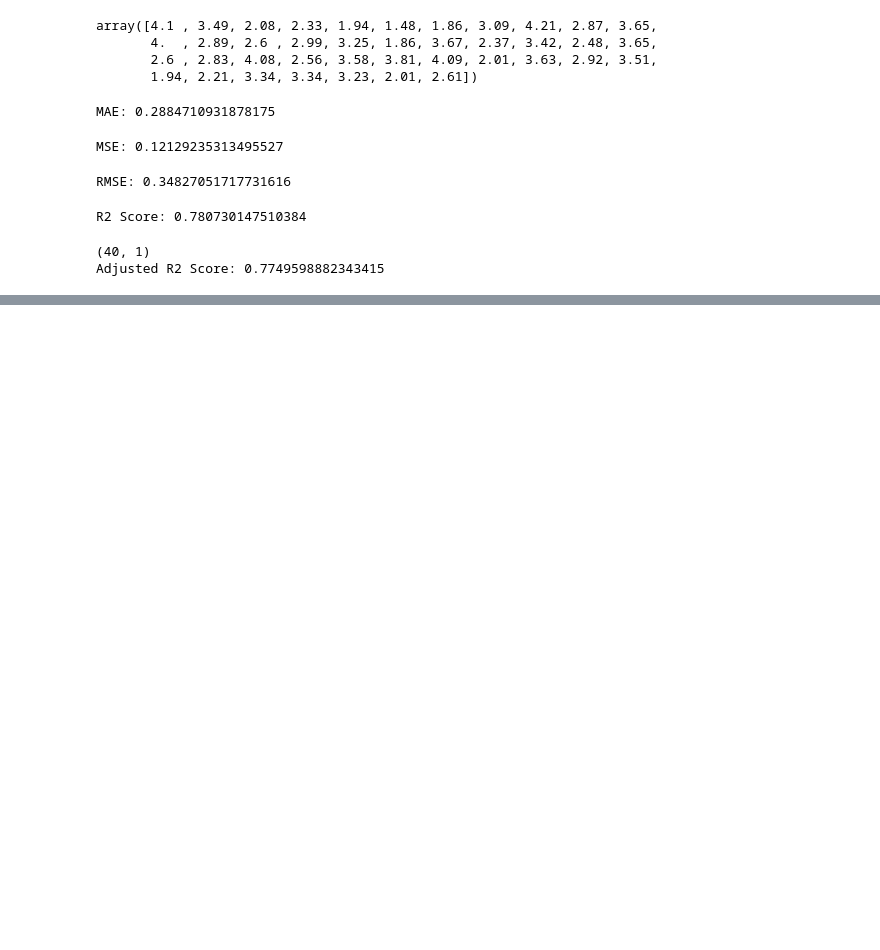
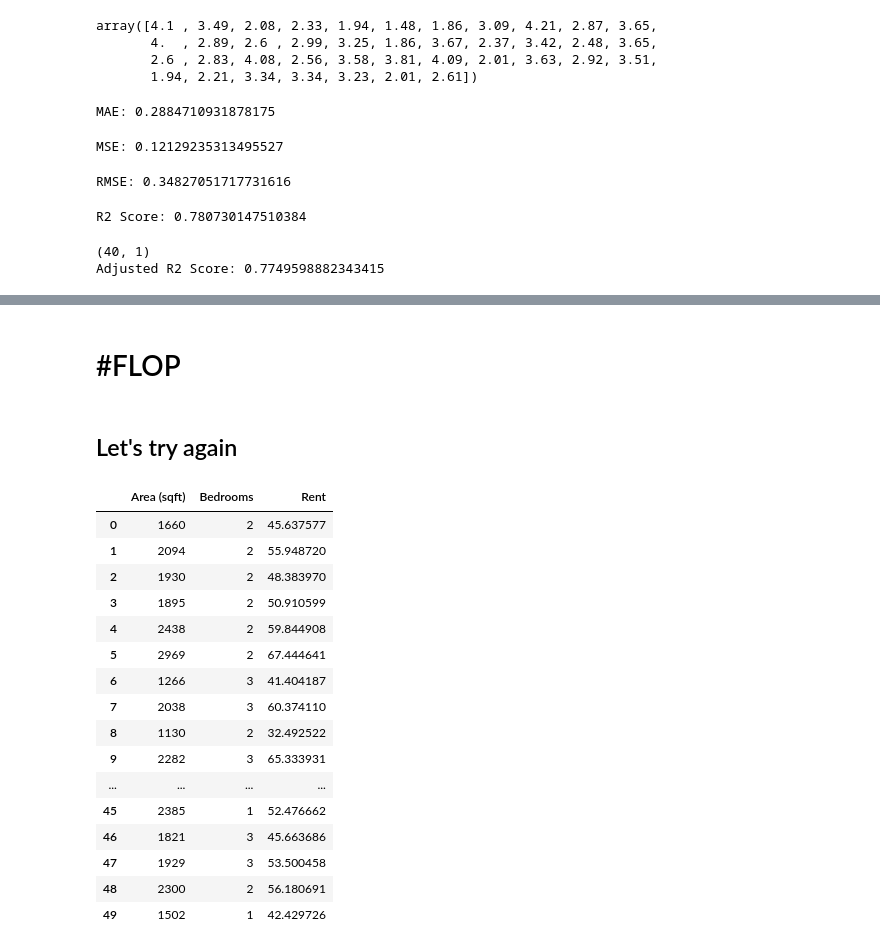
Before and after one commit to kc-011/python-programming, a Jupyter notebook: Module 4/linear-regression.ipynb, the cells around one changed output, grey strips where cells are left out. Cells and saved outputs as stored; diff of their text form; code cells hidden in the pictures; blank space fills up the shorter version.

```diff
--- a/Module 4/linear-regression.ipynb
+++ b/Module 4/linear-regression.ipynb
@@ -146,0 +223,40 @@ Adjusted R2 Score: 0.7749598882343415
+# %% [markdown]
+# #FLOP
+# %% [markdown]
+## Let's try again
+# %%
+np.random.seed(42)
+
+n = 50
+
+area = np.random.randint(800, 3000, n)
+bedrooms = np.random.randint(1, 4, n)
+
+# create realistic rent with some noise
+rent = (area * 0.02) + (bedrooms * 5) + np.random.normal(0, 3, n)
+
+df3 = pd.DataFrame({
+    "Area (sqft)": area,
+    "Bedrooms": bedrooms,
+    "Rent": rent
+})
+
+df3
+# %% [output]
+|  | Area (sqft) | Bedrooms | Rent |
+| 0 | 1660 | 2 | 45.637577 |
+| 1 | 2094 | 2 | 55.948720 |
+| 2 | 1930 | 2 | 48.383970 |
+| 3 | 1895 | 2 | 50.910599 |
+| 4 | 2438 | 2 | 59.844908 |
+| 5 | 2969 | 2 | 67.444641 |
+| 6 | 1266 | 3 | 41.404187 |
+| 7 | 2038 | 3 | 60.374110 |
+| 8 | 1130 | 2 | 32.492522 |
+| 9 | 2282 | 3 | 65.333931 |
+| ... | ... | ... | ... |
+| 45 | 2385 | 1 | 52.476662 |
+| 46 | 1821 | 3 | 45.663686 |
+| 47 | 1929 | 3 | 53.500458 |
+| 48 | 2300 | 2 | 56.180691 |
+| 49 | 1502 | 1 | 42.429726 |
```
Also changed, not shown: parts of 30 cells of this notebook.
